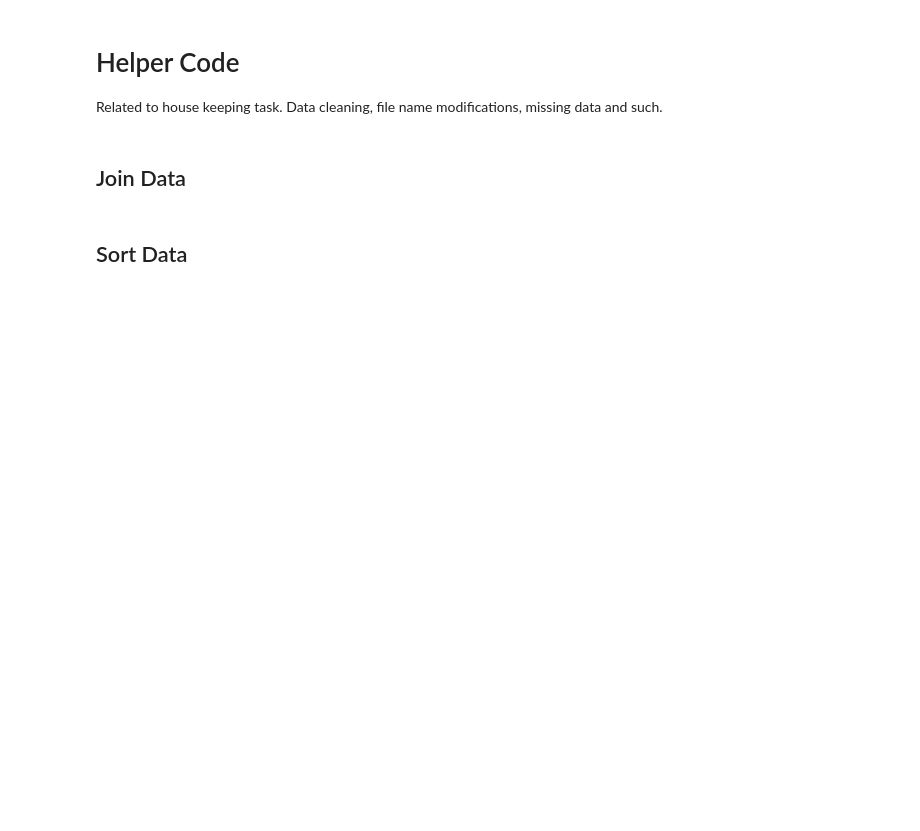
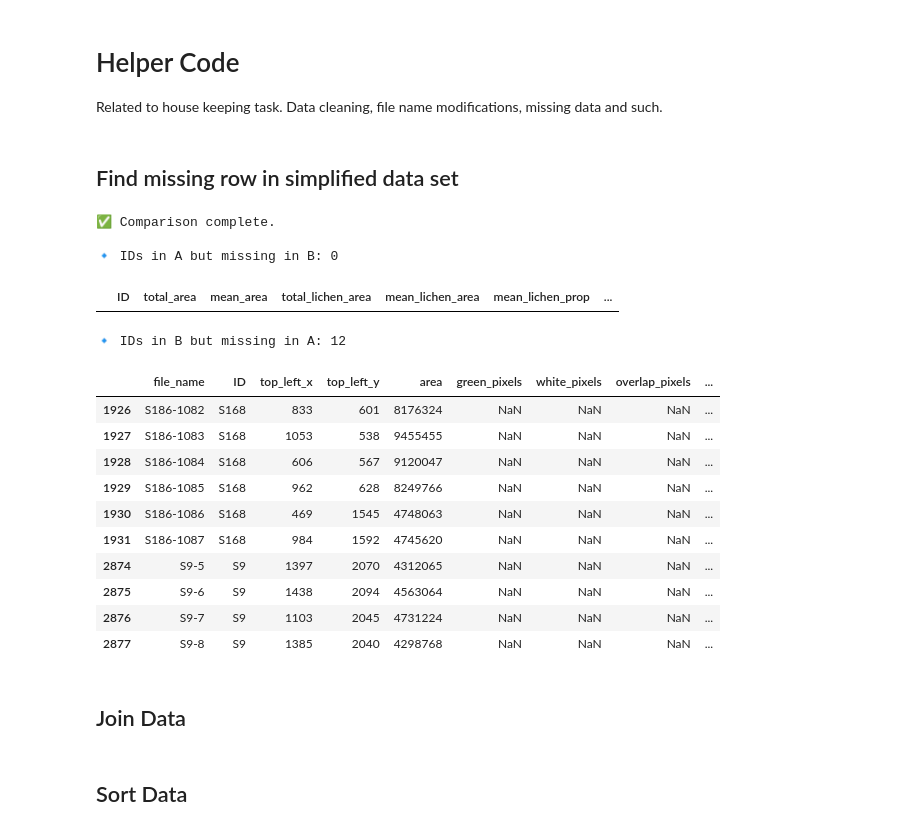
Before and after one commit to BurakJalohaukka/internship-project, a Jupyter notebook: segment-anything-batch.ipynb, the cells around one changed output. Saved outputs shown, nothing was run; the diff lists cells and outputs as text; code cells hidden in the pictures; blank space fills up the shorter version.

```diff
--- a/segment-anything-batch.ipynb
+++ b/segment-anything-batch.ipynb
@@ -2458,6 +2770,55 @@ Results saved to rotation_results.csv
 # Helper Code
 
  Related to house keeping task. Data cleaning, file name modifications, missing data and such.
+# %% [markdown]
+## Find missing row in simplified data set
+# %%
+import pandas as pd
+
+# === Step 1: Load your two Excel files ===
+file_a = "main_simplified_dataset.xlsx"  # reference or complete dataset
+file_b = "cleaned_data/main_data_corrected_areas_prop.xlsx"  # dataset to compare
+
+df_a = pd.read_excel(file_a)
+df_b = pd.read_excel(file_b)
+
+# === Step 2: Clean and standardize ID column ===
+df_a['ID'] = df_a['ID'].astype(str).str.strip()
+df_b['ID'] = df_b['ID'].astype(str).str.strip()
+
+# === Step 3: Compare IDs ===
+missing_in_b = df_a[~df_a['ID'].isin(df_b['ID'])]  # IDs in A but not in B
+missing_in_a = df_b[~df_b['ID'].isin(df_a['ID'])]  # IDs in B but not in A
+
+# === Step 4: Display results directly in notebook ===
+print("✅ Comparison complete.\n")
+
+print(f"🔹 IDs in A but missing in B: {len(missing_in_b)}")
+display(missing_in_b.head(10))  # show first 10 rows for quick check
+
+print(f"\n🔹 IDs in B but missing in A: {len(missing_in_a)}")
+display(missing_in_a.head(10))  # show first 10 rows for quick check
+
+# === (Optional) Save to Excel if you also want a file ===
+# missing_in_b.to_excel("missing_in_B.xlsx", index=False)
+# missing_in_a.to_excel("missing_in_A.xlsx", index=False)
+# %% [output]
+✅ Comparison complete.
+
+🔹 IDs in A but missing in B: 0
+|  | ID | total_area | mean_area | total_lichen_area | mean_lichen_area | mean_lichen_prop | ... |
+🔹 IDs in B but missing in A: 12
+|  | file_name | ID | top_left_x | top_left_y | area | green_pixels | white_pixels | overlap_pixels | ... |
+| 1926 | S186-1082 | S168 | 833 | 601 | 8176324 | NaN | NaN | NaN | ... |
+| 1927 | S186-1083 | S168 | 1053 | 538 | 9455455 | NaN | NaN | NaN | ... |
+| 1928 | S186-1084 | S168 | 606 | 567 | 9120047 | NaN | NaN | NaN | ... |
+| 1929 | S186-1085 | S168 | 962 | 628 | 8249766 | NaN | NaN | NaN | ... |
+| 1930 | S186-1086 | S168 | 469 | 1545 | 4748063 | NaN | NaN | NaN | ... |
+| 1931 | S186-1087 | S168 | 984 | 1592 | 4745620 | NaN | NaN | NaN | ... |
+| 2874 | S9-5 | S9 | 1397 | 2070 | 4312065 | NaN | NaN | NaN | ... |
+| 2875 | S9-6 | S9 | 1438 | 2094 | 4563064 | NaN | NaN | NaN | ... |
+| 2876 | S9-7 | S9 | 1103 | 2045 | 4731224 | NaN | NaN | NaN | ... |
+| 2877 | S9-8 | S9 | 1385 | 2040 | 4298768 | NaN | NaN | NaN | ... |
 # %% [markdown]
 ## Join Data
 # %%
```
Also changed, not shown: parts of 33 cells of this notebook.
